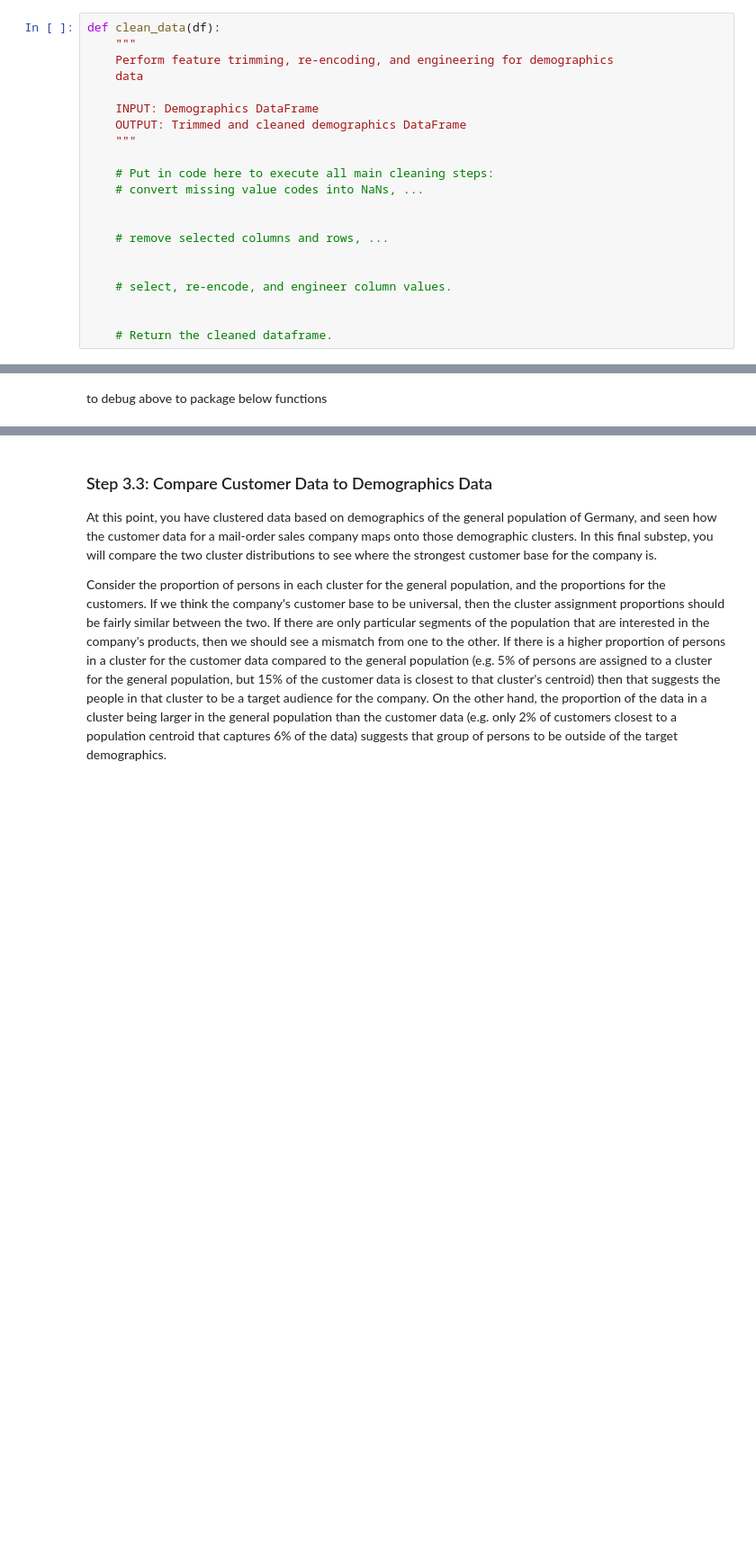
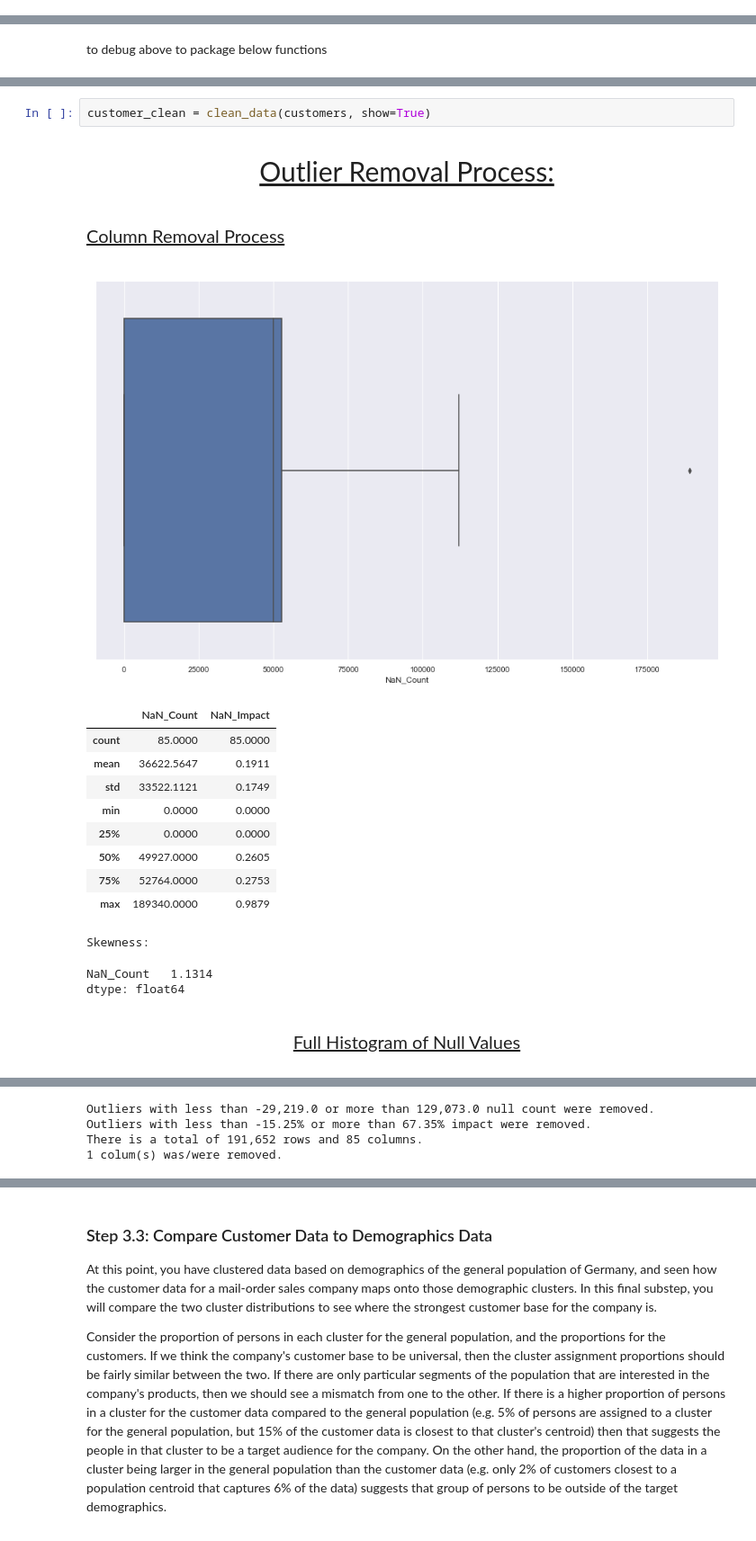
Before and after one commit to samlexrod/identifying_customer_segments, a Jupyter notebook: Identify_Customer_Segments.ipynb, the cells around one changed output, grey strips where cells are left out. Shown at 90% size. Cells and saved outputs as stored; diff of their text form; blank space fills up the shorter version.

```diff
--- a/Identify_Customer_Segments.ipynb
+++ b/Identify_Customer_Segments.ipynb
@@ -1697,24 +1697,3 @@ azdias.isna().sum().sum()
 ### Step 1.3: Create a Cleaning Function
 
 Even though you've finished cleaning up the general population demographics data, it's important to look ahead to the future and realize that you'll need to perform the same cleaning steps on the customer demographics data. In this substep, complete the function below to execute the main feature selection, encoding, and re-engineering steps you performed above. Then, when it comes to looking at the customer data in Step 3, you can just run this function on that DataFrame to get the trimmed dataset in a single step.
-# %%
-def clean_data(df):
-    """
-    Perform feature trimming, re-encoding, and engineering for demographics
-    data
-
-    INPUT: Demographics DataFrame
-    OUTPUT: Trimmed and cleaned demographics DataFrame
-    """
-
-    # Put in code here to execute all main cleaning steps:
-    # convert missing value codes into NaNs, ...
-
-
-    # remove selected columns and rows, ...
-
-
-    # select, re-encode, and engineer column values.
-
-
-    # Return the cleaned dataframe.
@@ -2099,0 +2260,19 @@ customers = data_extract('Udacity_CUSTOMERS_Subset.csv')
+# %%
+customer_clean = clean_data(customers, show=True)
+# %% [output]
+Outlier Removal Process:
+Column Removal Process
+[figure, added]
+|  | NaN_Count | NaN_Impact |
+| count | 85.0000 | 85.0000 |
+| mean | 36622.5647 | 0.1911 |
+| std | 33522.1121 | 0.1749 |
+| min | 0.0000 | 0.0000 |
+| 25% | 0.0000 | 0.0000 |
+| 50% | 49927.0000 | 0.2605 |
+| 75% | 52764.0000 | 0.2753 |
+| max | 189340.0000 | 0.9879 |
+Skewness:
+NaN_Count   1.1314
+dtype: float64
+Full Histogram of Null Values
@@ -2099,0 +2280,4 @@ customers = data_extract('Udacity_CUSTOMERS_Subset.csv')
+Outliers with less than -29,219.0 or more than 129,073.0 null count were removed.
+Outliers with less than -15.25% or more than 67.35% impact were removed.
+There is a total of 191,652 rows and 85 columns.
+1 colum(s) was/were removed.
```
Also changed, not shown: parts of 66 cells of this notebook.
